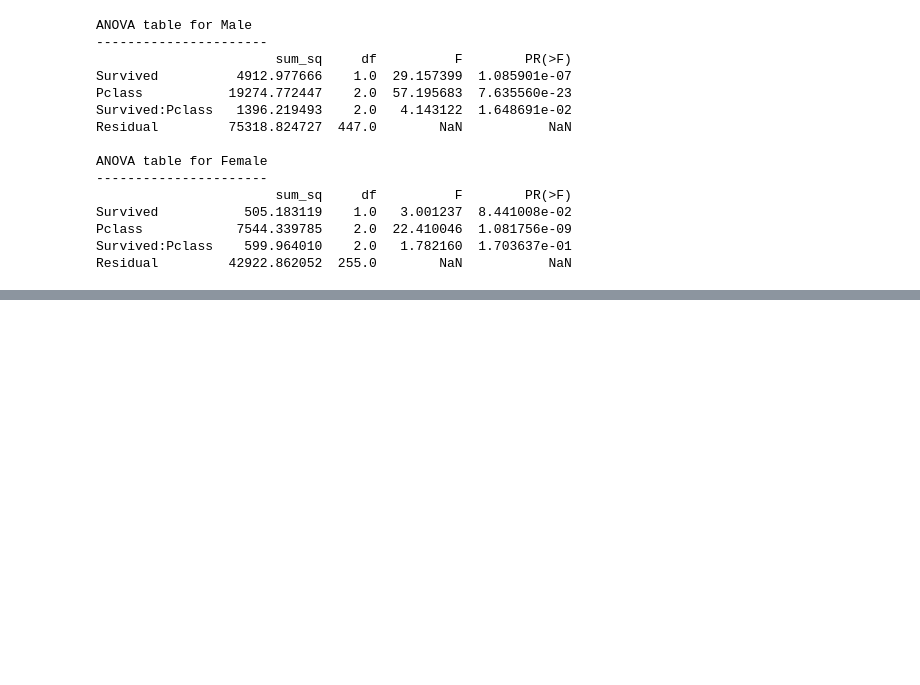
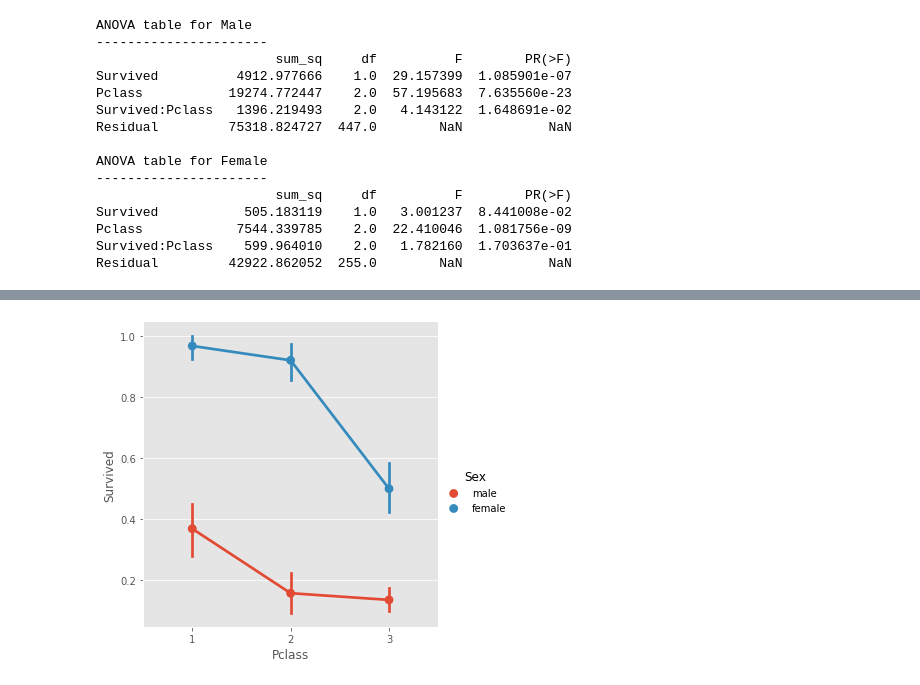
Before and after one commit to raquel8893/Tipologia-PRA2, a Jupyter notebook: 4-Analisis_datos_v0.ipynb, the cells around one changed output, grey strips where cells are left out. Saved outputs shown, nothing was run; the diff lists cells and outputs as text; code cells hidden in the pictures; blank space fills up the shorter version.

```diff
--- a/4-Analisis_datos_v0.ipynb
+++ b/4-Analisis_datos_v0.ipynb
@@ -257,0 +283,5 @@ TypeError: zip argument #4 must support iteration
+# %%
+sns.catplot(x="Pclass", y="Survived", hue="Sex",
+            kind="point", data=df);
+# %% [output]
+[figure, added]
```
Also changed, not shown: parts of 22 cells of this notebook.
